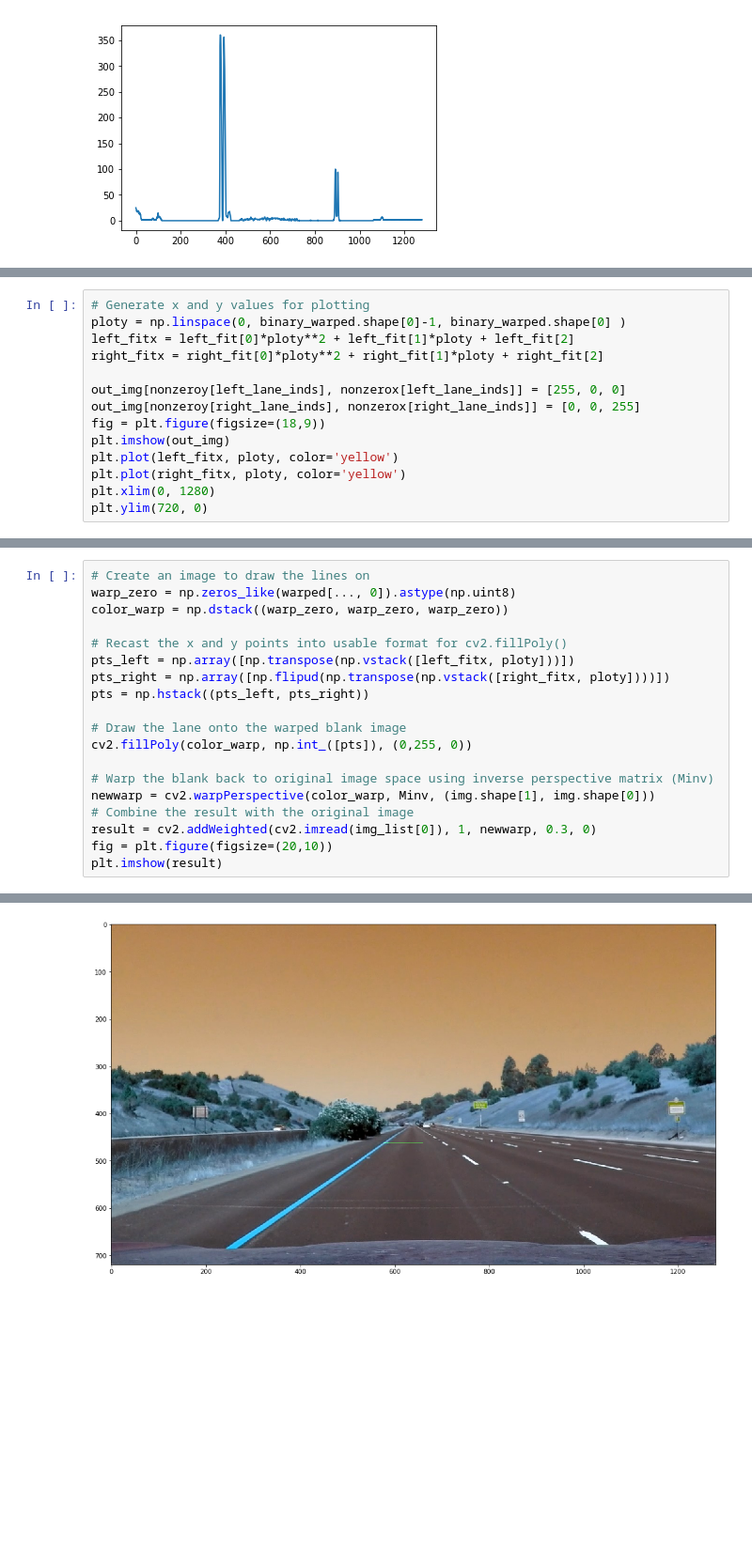
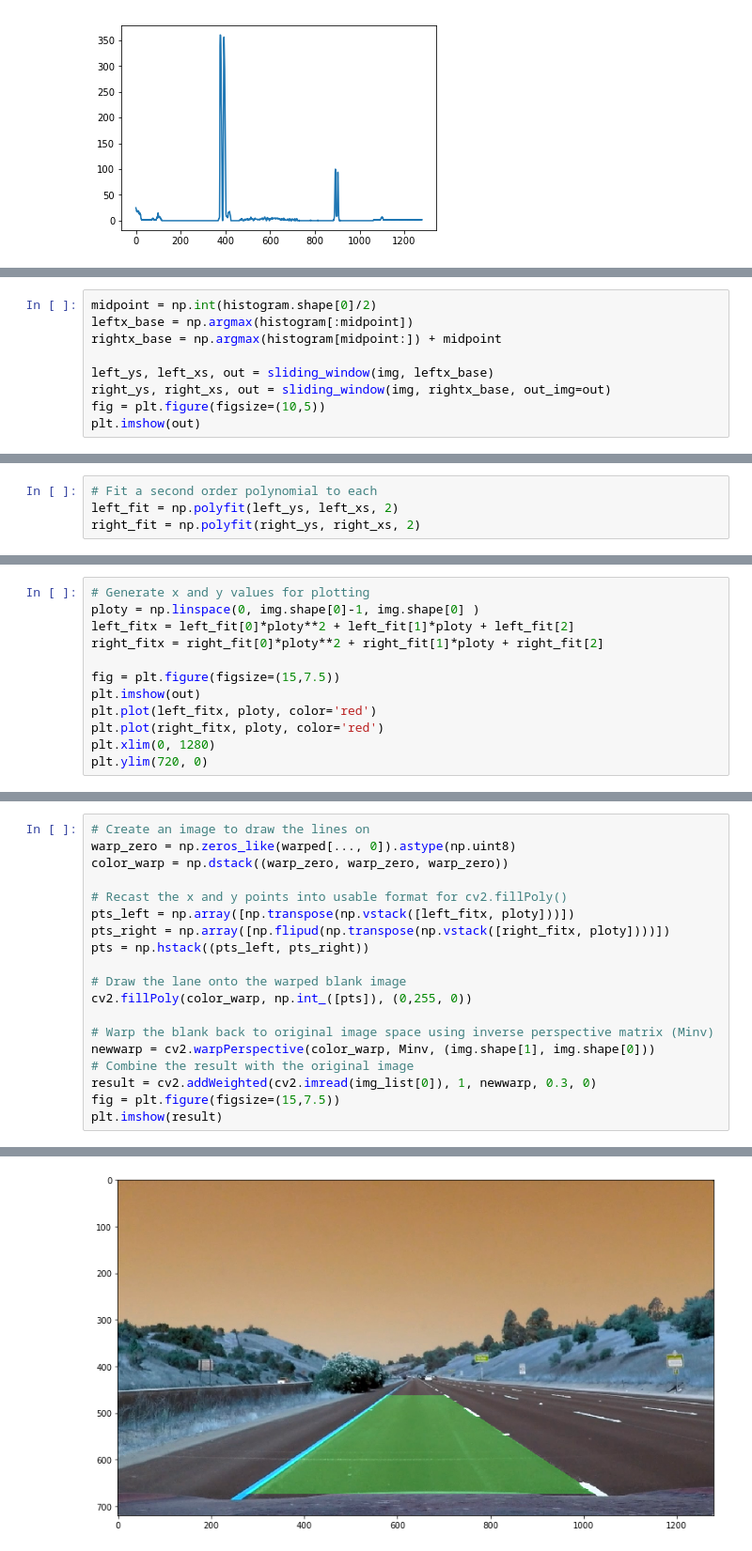
Before and after one commit to trivus/CarND-Advanced-Lane-Lines, a Jupyter notebook: advanced lane project.ipynb, the cells around one changed output, grey strips where cells are left out. Shown at 94% size. Drawn from its saved outputs; the diff is of its cells as text; blank space fills up the shorter version.

```diff
--- a/advanced lane project.ipynb
+++ b/advanced lane project.ipynb
@@ -159,0 +96,9 @@ right_fit = np.polyfit(righty, rightx, 2)
+# %%
+midpoint = np.int(histogram.shape[0]/2)
+leftx_base = np.argmax(histogram[:midpoint])
+rightx_base = np.argmax(histogram[midpoint:]) + midpoint
+
+left_ys, left_xs, out = sliding_window(img, leftx_base)
+right_ys, right_xs, out = sliding_window(img, rightx_base, out_img=out)
+fig = plt.figure(figsize=(10,5))
+plt.imshow(out)
@@ -159,0 +108,4 @@ right_fit = np.polyfit(righty, rightx, 2)
+# %%
+# Fit a second order polynomial to each
+left_fit = np.polyfit(left_ys, left_xs, 2)
+right_fit = np.polyfit(right_ys, right_xs, 2)
@@ -160,15 +118,13 @@ right_fit = np.polyfit(righty, rightx, 2)
 # %%
 # Generate x and y values for plotting
-ploty = np.linspace(0, binary_warped.shape[0]-1, binary_warped.shape[0] )
+ploty = np.linspace(0, img.shape[0]-1, img.shape[0] )
 left_fitx = left_fit[0]*ploty**2 + left_fit[1]*ploty + left_fit[2]
 right_fitx = right_fit[0]*ploty**2 + right_fit[1]*ploty + right_fit[2]
 
-out_img[nonzeroy[left_lane_inds], nonzerox[left_lane_inds]] = [255, 0, 0]
-out_img[nonzeroy[right_lane_inds], nonzerox[right_lane_inds]] = [0, 0, 255]
-fig = plt.figure(figsize=(18,9))
-plt.imshow(out_img)
-plt.plot(left_fitx, ploty, color='yellow')
-plt.plot(right_fitx, ploty, color='yellow')
+fig = plt.figure(figsize=(15,7.5))
+plt.imshow(out)
+plt.plot(left_fitx, ploty, color='red')
+plt.plot(right_fitx, ploty, color='red')
 plt.xlim(0, 1280)
 plt.ylim(720, 0)
 # %% [output]
@@ -194,22 +161,22 @@ print(left_curverad, 'm', right_curverad, 'm')
 # %%
 # Create an image to draw the lines on
 warp_zero = np.zeros_like(warped[..., 0]).astype(np.uint8)
 color_warp = np.dstack((warp_zero, warp_zero, warp_zero))
 
 # Recast the x and y points into usable format for cv2.fillPoly()
 pts_left = np.array([np.transpose(np.vstack([left_fitx, ploty]))])
 pts_right = np.array([np.flipud(np.transpose(np.vstack([right_fitx, ploty])))])
 pts = np.hstack((pts_left, pts_right))
 
 # Draw the lane onto the warped blank image
 cv2.fillPoly(color_warp, np.int_([pts]), (0,255, 0))
 
 # Warp the blank back to original image space using inverse perspective matrix (Minv)
 newwarp = cv2.warpPerspective(color_warp, Minv, (img.shape[1], img.shape[0]))
 # Combine the result with the original image
 result = cv2.addWeighted(cv2.imread(img_list[0]), 1, newwarp, 0.3, 0)
-fig = plt.figure(figsize=(20,10))
+fig = plt.figure(figsize=(15,7.5))
 plt.imshow(result)
 # %% [output]
 <matplotlib.image.AxesImage at 0x...>
-[figure, old version]
+[figure, new version]
```
Also changed, not shown: parts of 12 cells of this notebook, 3 other files.
